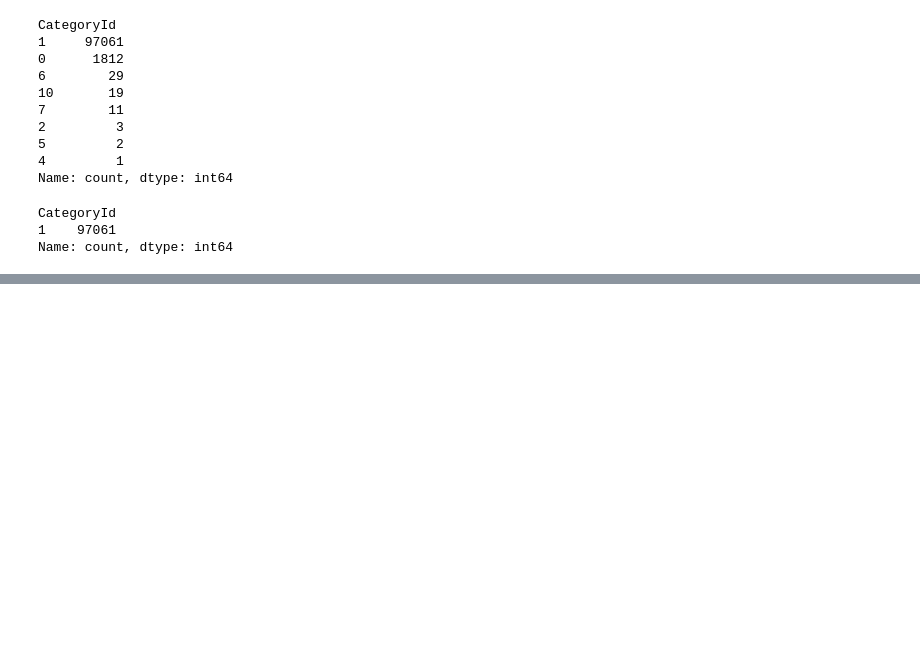
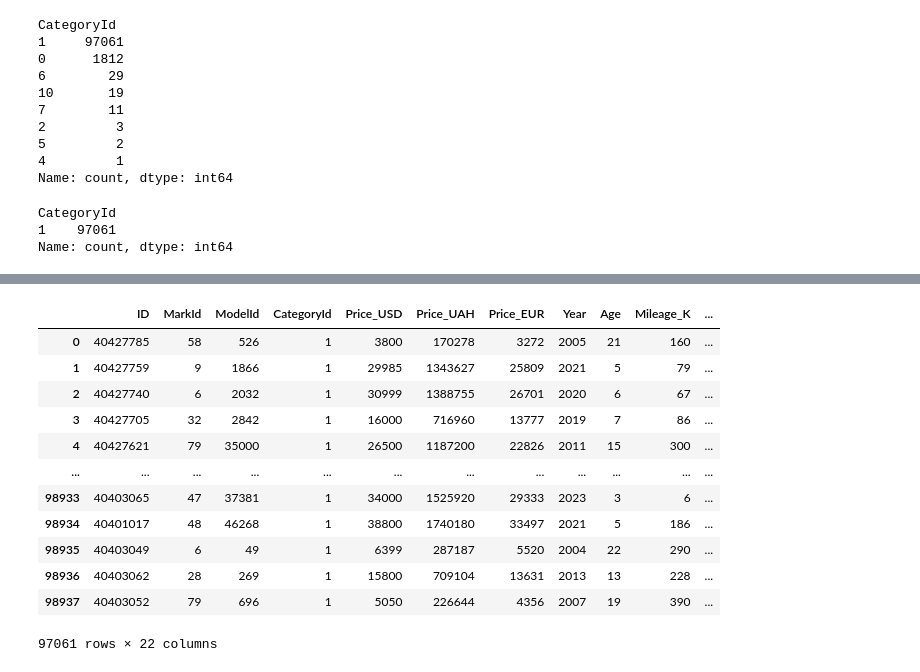
Before and after one commit to Chuchman-Dima/MarketScout, a Jupyter notebook: notebooks/main.ipynb, the cells around one changed output, grey strips where cells are left out. Cells and saved outputs as stored; diff of their text form; code cells hidden in the pictures; blank space fills up the shorter version.

Commit message:
EDA. Variance estimation: Years, Cost

```diff
--- a/notebooks/main.ipynb
+++ b/notebooks/main.ipynb
@@ -68,0 +83,9 @@ None
+# %%
+# Видаляємо всі повністю порожні колонки
+df = df.dropna(how='all', axis=1)
+# %%
+# Колонки, які мають лише одне унікальне значення (не несуть користі для ML)
+constant_cols = [col for col in df.columns if df[col].nunique(dropna=False) <= 1]
+print("Константні або повністю порожні:", constant_cols)
+
+df = df.drop(columns=constant_cols)
@@ -69,3 +94,6 @@ None
+# %%
+# Видаляємо колонки, які несуть інформацію про посилання на фото
+df = df.drop(['Ad_Link', 'Main_Photo_URL'], axis=1)
 # %%
 duplicate = df.duplicated().sum()
 print("Кількість дублікатів: ",duplicate)
@@ -171,0 +233,17 @@ Name: count, dtype: int64
+# %%
+numeric_data = df.select_dtypes(['int64', 'float64'])
+numeric_data
+# %% [output]
+|  | ID | MarkId | ModelId | CategoryId | Price_USD | Price_UAH | Price_EUR | Year | Age | Mileage_K | ... |
+| 0 | 40427785 | 58 | 526 | 1 | 3800 | 170278 | 3272 | 2005 | 21 | 160 | ... |
+| 1 | 40427759 | 9 | 1866 | 1 | 29985 | 1343627 | 25809 | 2021 | 5 | 79 | ... |
+| 2 | 40427740 | 6 | 2032 | 1 | 30999 | 1388755 | 26701 | 2020 | 6 | 67 | ... |
+| 3 | 40427705 | 32 | 2842 | 1 | 16000 | 716960 | 13777 | 2019 | 7 | 86 | ... |
+| 4 | 40427621 | 79 | 35000 | 1 | 26500 | 1187200 | 22826 | 2011 | 15 | 300 | ... |
+| ... | ... | ... | ... | ... | ... | ... | ... | ... | ... | ... | ... |
+| 98933 | 40403065 | 47 | 37381 | 1 | 34000 | 1525920 | 29333 | 2023 | 3 | 6 | ... |
+| 98934 | 40401017 | 48 | 46268 | 1 | 38800 | 1740180 | 33497 | 2021 | 5 | 186 | ... |
+| 98935 | 40403049 | 6 | 49 | 1 | 6399 | 287187 | 5520 | 2004 | 22 | 290 | ... |
+| 98936 | 40403062 | 28 | 269 | 1 | 15800 | 709104 | 13631 | 2013 | 13 | 228 | ... |
+| 98937 | 40403052 | 79 | 696 | 1 | 5050 | 226644 | 4356 | 2007 | 19 | 390 | ... |
+97061 rows × 22 columns
```
Also changed, not shown: parts of 12 cells of this notebook.
